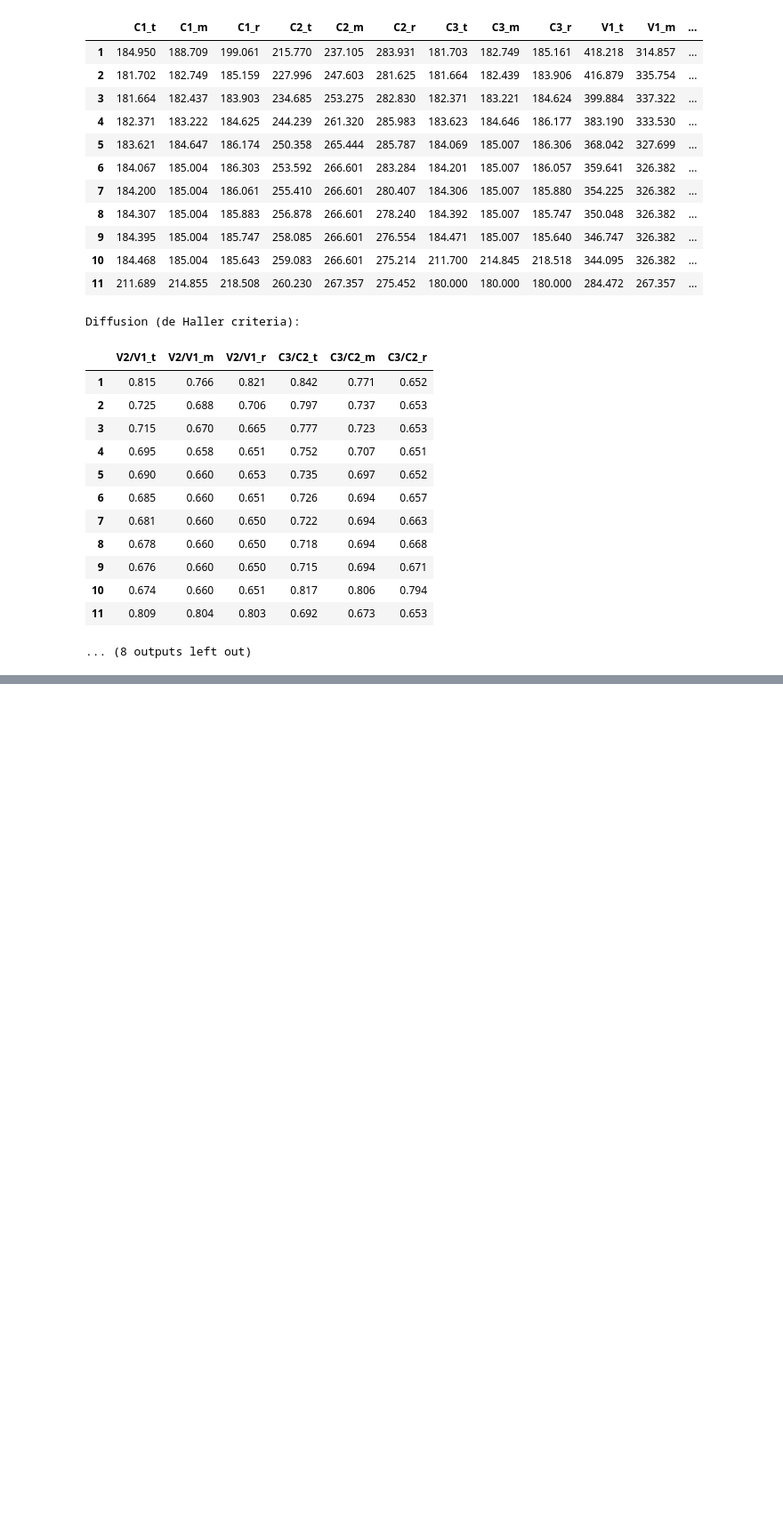
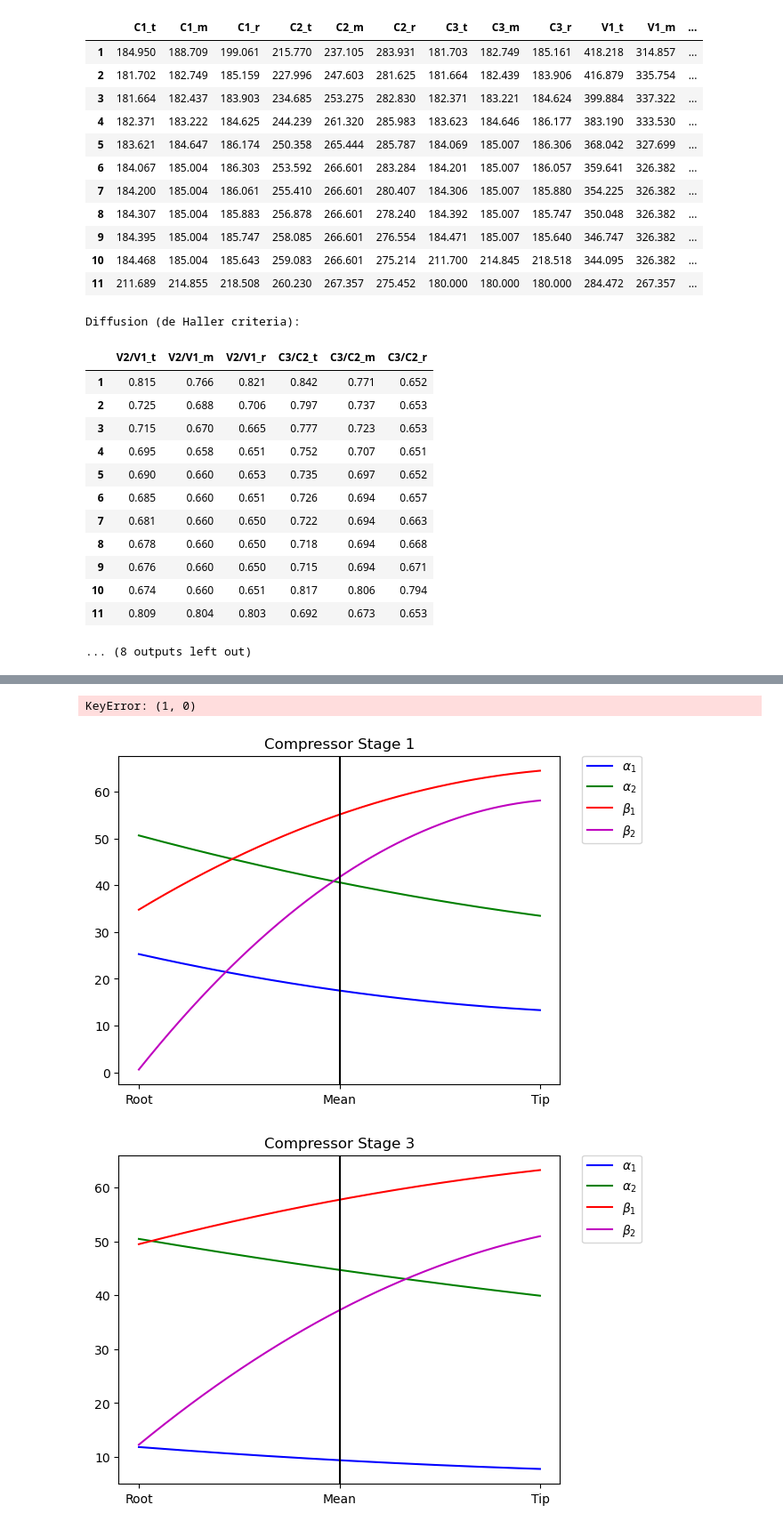
Before and after one commit to Bollerm01/AirbreathingProject1, a Jupyter notebook: Project_2/AEEM4063 Project2.ipynb, the cells around one changed output, grey strips where cells are left out. Shown at 89% size. Saved outputs shown, nothing was run; the diff lists cells and outputs as text; code cells hidden in the pictures; blank space fills up the shorter version.

```diff
--- a/Project_2/AEEM4063 Project2.ipynb
+++ b/Project_2/AEEM4063 Project2.ipynb
@@ -343,0 +336,28 @@ backend2.comp_plotter(tiproot_table,np.array([1,3,5,11]),compressor=True)
+# %%
+# Plots
+backend2.comp_plotter(tiproot_table,np.array([1,3,5,11]),compressor=True)
+
+alpham2 = np.array([gasParamDF[1,0],gasParamDF[1,1]])
+alpham3 = np.array([gasParamDF[2][0],gasParamDF[2][1]])
+betam2 = np.array([gasParamDF[3][0],gasParamDF[3][1]])
+betam3 = np.array([gasParamDF[4][0],gasParamDF[4][1]])
+
+alphar2 = np.array([rootDF['alpha2r'][0],rootDF['alpha2r'][1]])
+alphar3 = np.array([rootDF['alpha3r'][0],rootDF['alpha3r'][1]])
+betar2 = np.array([rootDF['beta2r'][0],rootDF['beta2r'][1]])
+betar3 = np.array([rootDF['beta3r'][0],rootDF['beta3r'][1]])
+
+alphat2 = np.array([tipDF['alpha2t'][0],tipDF['alpha2t'][1]])
+alphat3 = np.array([tipDF['alpha3t'][0],tipDF['alpha3t'][1]])
+betat2 = np.array([tipDF['beta2t'][0],tipDF['beta2t'][1]])
+betat3 = np.array([tipDF['beta3t'][0],tipDF['beta3t'][1]])
+
+tip_root_turbine = pd.DataFrame(np.round([np.array([alphat2[0],alpham2[0],alphar2[0],alphat3[0],alpham3[0],alphar3[0],betat2[0],betam2[0],betar2[0],betat3[0],betam3[0],betar3[0]])],5),columns=['alpha1_t','alpha1_m','alpha1_r','alpha2_t','alpha2_m','alpha2_r','beta1_t','beta1_m','beta1_r','beta2_t','beta2_m','beta2_r'])
+tip_root_turbine.loc[len(meantable)] = np.array([alphat2[1],alpham2[1],alphar2[1],alphat3[1],alpham3[1],alphar3[1],betat2[1],betam2[1],betar2[1],betat3[1],betam3[1],betar3[1]])
+tip_root_turbine.index = np.arange(1, len(tip_root_turbine)+1)
+
+backend2.comp_plotter(tiproot_table,np.array([1,2]),compressor=False)
+# %% [output]
+KeyError: (1, 0)
+[figure, added]
+[figure, added]
```
Also changed, not shown: parts of 2 cells of this notebook, 1 other file.
